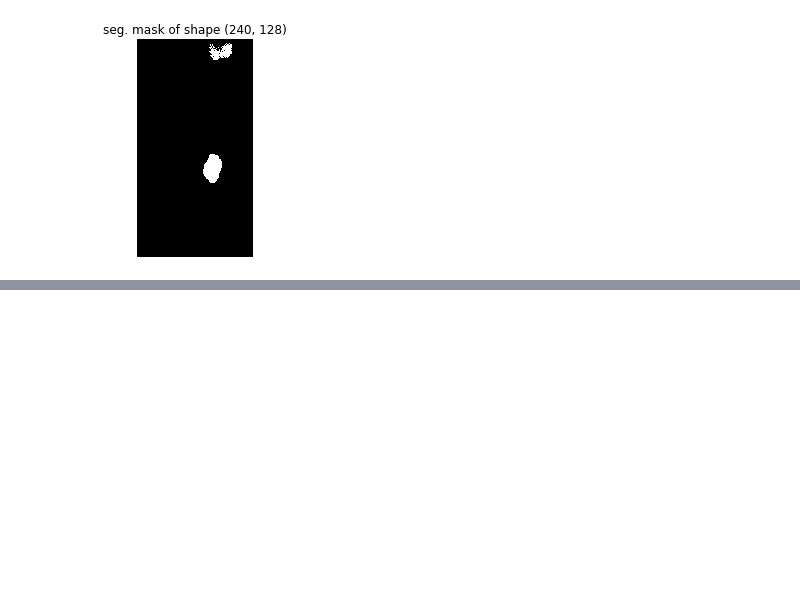
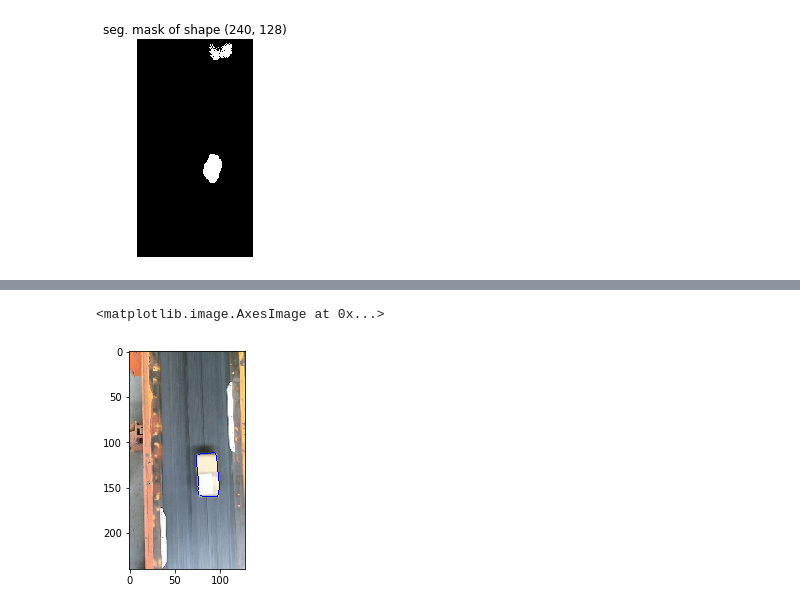
Before and after one commit to PointCloudNiphon/FeSeNet, a Jupyter notebook: test_prediction.ipynb, the cells around one changed output, grey strips where cells are left out. Saved outputs shown, nothing was run; the diff lists cells and outputs as text; code cells hidden in the pictures; blank space fills up the shorter version.

```diff
--- a/test_prediction.ipynb
+++ b/test_prediction.ipynb
@@ -121,0 +181,23 @@ for frame_idx in tqdm.tqdm(range(1943)):
+# %%
+input_path = glob.glob(os.path.join('10mm_result','*.jpg')) # path to your test frames
+data = getData(input_path)
+import tensorflow as tf
+import keras.backend as K
+def loss(y_true, y_pred):
+    void_label = -1.
+    y_pred = K.reshape(y_pred, [-1])
+    y_true = K.reshape(y_true, [-1])
+    idx = tf.where(tf.not_equal(y_true, tf.constant(void_label, dtype=tf.float32)))
+    y_pred = tf.gather_nd(y_pred, idx)
+    y_true = tf.gather_nd(y_true, idx)
+    return K.mean(K.binary_crossentropy(y_true, y_pred), axis=-1)
+
+# Segment on a single CPU for this test
+
+# a sample FgSegNet_M model can be downloaded at https://drive.google.com/open?id=1KiEChAxuweEZHwqT5HrkTCbSjT9MxwUF
+mdl_path = 'mdl_baoguoQD.h5'
+
+model = load_model(mdl_path, custom_objects={'MyUpSampling2D': MyUpSampling2D,
+                                            'loss':loss}) # load the saved model that is trained with 50 frames
+probs = model.predict(data, batch_size=1, verbose=1)
+probs = probs.reshape([probs.shape[0], probs.shape[1], probs.shape[2]])
@@ -121,0 +266,15 @@ for frame_idx in tqdm.tqdm(range(1943)):
+# %%
+frame_idx = 111
+mask = probs[frame_idx].copy()
+mask[mask>threshold] = 255
+mask[mask<threshold] = 0
+x = data[0][frame_idx].copy()
+
+contours, hierarchy = cv2.findContours(mask.astype('uint8'),cv2.RETR_TREE,cv2.CHAIN_APPROX_SIMPLE)
+    # print(len(contours))
+    # print(contours)
+cv2.drawContours(x,contours,-1,(0,0,255),1)
+plt.imshow(x.astype('uint8'))
+# %% [output]
+<matplotlib.image.AxesImage at 0x...>
+[figure, added]
```
Also changed, not shown: parts of 7 cells of this notebook.
